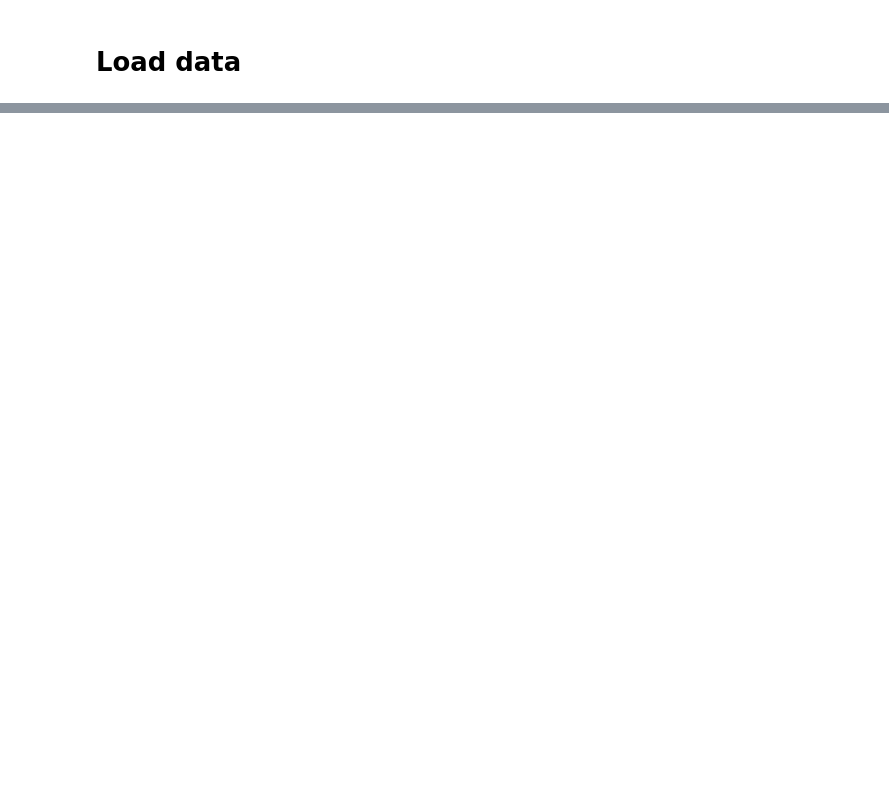
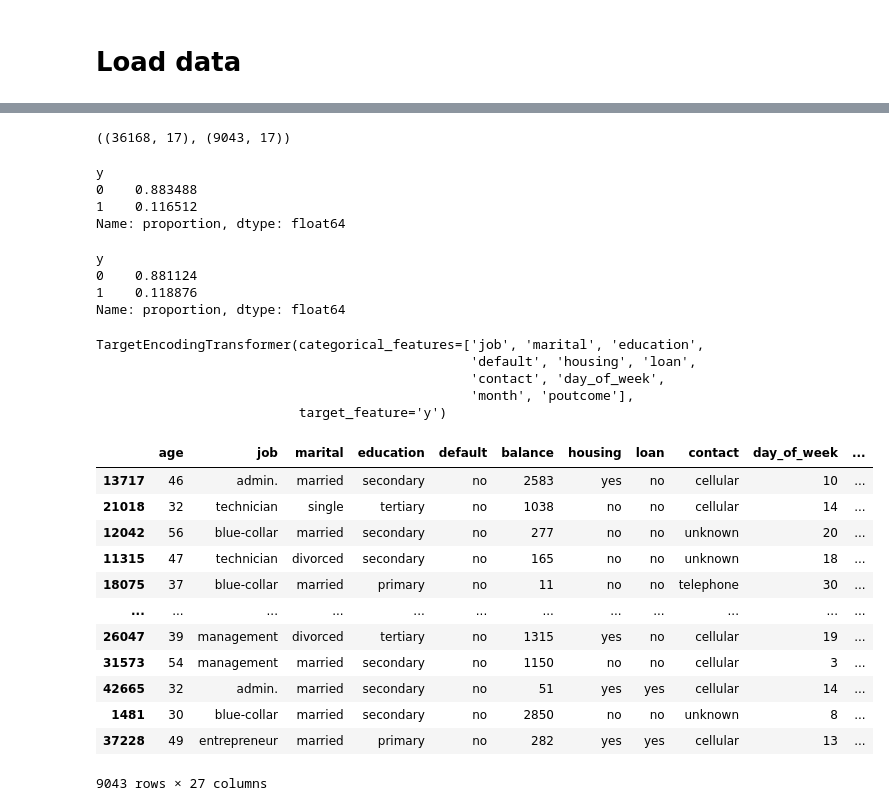
Before and after one commit to jb-cardiel/01-prediction-service, a Jupyter notebook: container/prediction-service-EDA.ipynb, the cells around one changed output, grey strips where cells are left out. Cells and saved outputs as stored; diff of their text form; code cells hidden in the pictures; blank space fills up the shorter version.

```diff
--- a/container/prediction-service-EDA.ipynb
+++ b/container/prediction-service-EDA.ipynb
@@ -66,0 +128,75 @@ dataset.describe().T
+# %%
+train_df, test_df = train_test_split(dataset, test_size=0.2)
+# %%
+train_df.shape, test_df.shape
+# %% [output]
+((36168, 17), (9043, 17))
+# %%
+# Proportion in training set
+train_df[TARGET_FEATURE].value_counts(normalize=True)
+# %% [output]
+y
+0    0.883488
+1    0.116512
+Name: proportion, dtype: float64
+# %%
+# Proportion in test set
+test_df[TARGET_FEATURE].value_counts(normalize=True)
+# %% [output]
+y
+0    0.881124
+1    0.118876
+Name: proportion, dtype: float64
+# %%
+class TargetEncodingTransformer(BaseEstimator, TransformerMixin):
+    ### Uses mean of categories to encode feature the lowest the highest presence of positive category
+    ### It deals with unknown categories using the maximum encoding + 1
+
+    def __init__(self, categorical_features, target_feature):
+        self.categorical_features = categorical_features
+        self.target_feature = target_feature
+
+    def fit(self, X, y=None):
+        X_copy = X.copy()
+
+        cat_dict = {}
+        for cat_ in self.categorical_features:
+            temp_dict = {val_:ii for ii, val_ in enumerate(X_copy.groupby(cat_)[self.target_feature].mean().sort_values(ascending=False).index)}
+
+            cat_dict[cat_] = temp_dict
+        self.cat_dict = cat_dict
+        return self
+
+    def transform(self, X):
+        X_copy = X.copy()
+        for cat_, dict_ in self.cat_dict.items():
+            X_copy[f"{cat_}_tenc"] = X_copy[cat_].map(dict_)
+            ### Fill missing categories with maximum values + 1
+            X_copy[f"{cat_}_tenc"] = X_copy[f"{cat_}_tenc"].fillna(max(dict_.values())+1)
+        return X_copy
+# %%
+tenc_transformer = TargetEncodingTransformer(categorical_features=CATEGORICAL_FEATURES, target_feature=TARGET_FEATURE)
+# %%
+tenc_transformer.fit(train_df)
+# %% [output]
+TargetEncodingTransformer(categorical_features=['job', 'marital', 'education',
+                                                'default', 'housing', 'loan',
+                                                'contact', 'day_of_week',
+                                                'month', 'poutcome'],
+                          target_feature='y')
+# %%
+tenc_transformer.transform(test_df)
+# %% [output]
+|  | age | job | marital | education | default | balance | housing | loan | contact | day_of_week | ... |
+| 13717 | 46 | admin. | married | secondary | no | 2583 | yes | no | cellular | 10 | ... |
+| 21018 | 32 | technician | single | tertiary | no | 1038 | no | no | cellular | 14 | ... |
+| 12042 | 56 | blue-collar | married | secondary | no | 277 | no | no | unknown | 20 | ... |
+| 11315 | 47 | technician | divorced | secondary | no | 165 | no | no | unknown | 18 | ... |
+| 18075 | 37 | blue-collar | married | primary | no | 11 | no | no | telephone | 30 | ... |
+| ... | ... | ... | ... | ... | ... | ... | ... | ... | ... | ... | ... |
+| 26047 | 39 | management | divorced | tertiary | no | 1315 | yes | no | cellular | 19 | ... |
+| 31573 | 54 | management | married | secondary | no | 1150 | no | no | cellular | 3 | ... |
+| 42665 | 32 | admin. | married | secondary | no | 51 | yes | yes | cellular | 14 | ... |
+| 1481 | 30 | blue-collar | married | secondary | no | 2850 | no | no | unknown | 8 | ... |
+| 37228 | 49 | entrepreneur | married | primary | no | 282 | yes | yes | cellular | 13 | ... |
+9043 rows × 27 columns
```
Also changed, not shown: parts of 51 cells of this notebook.
